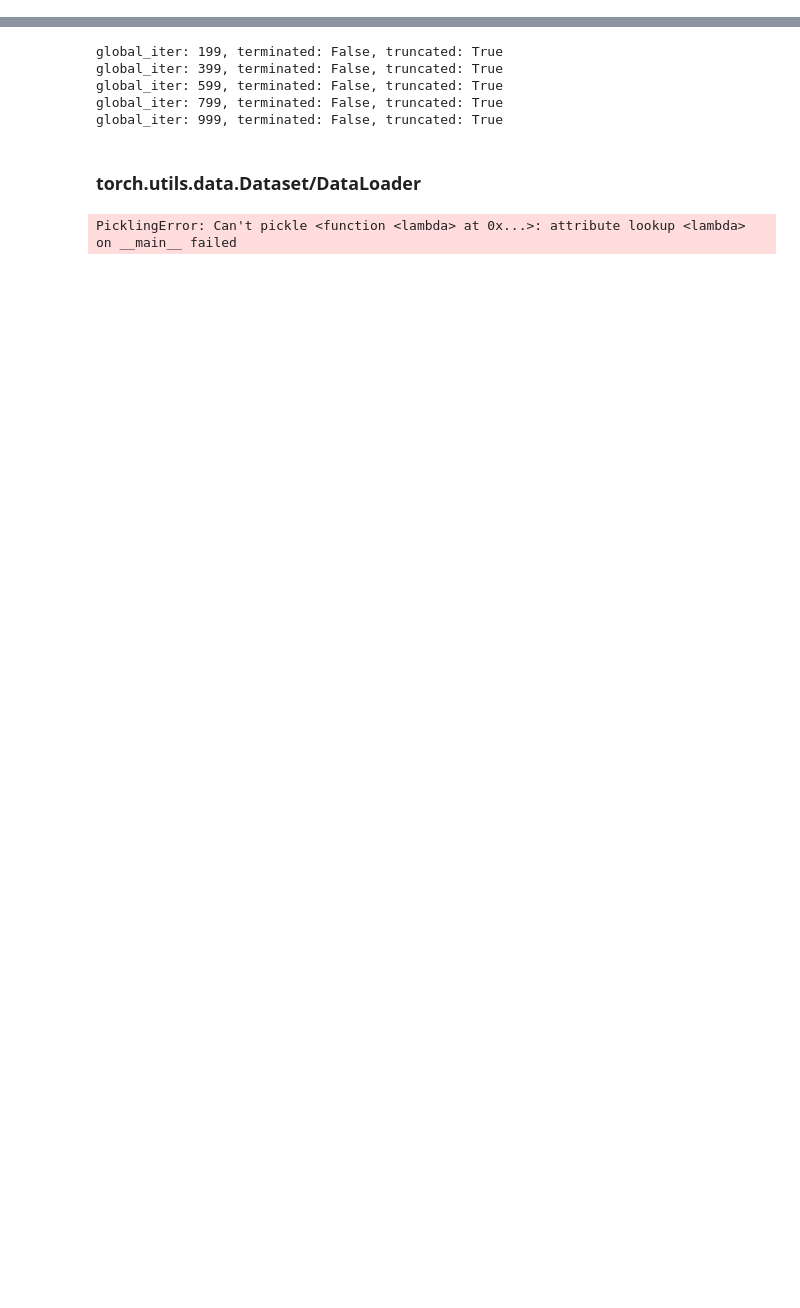
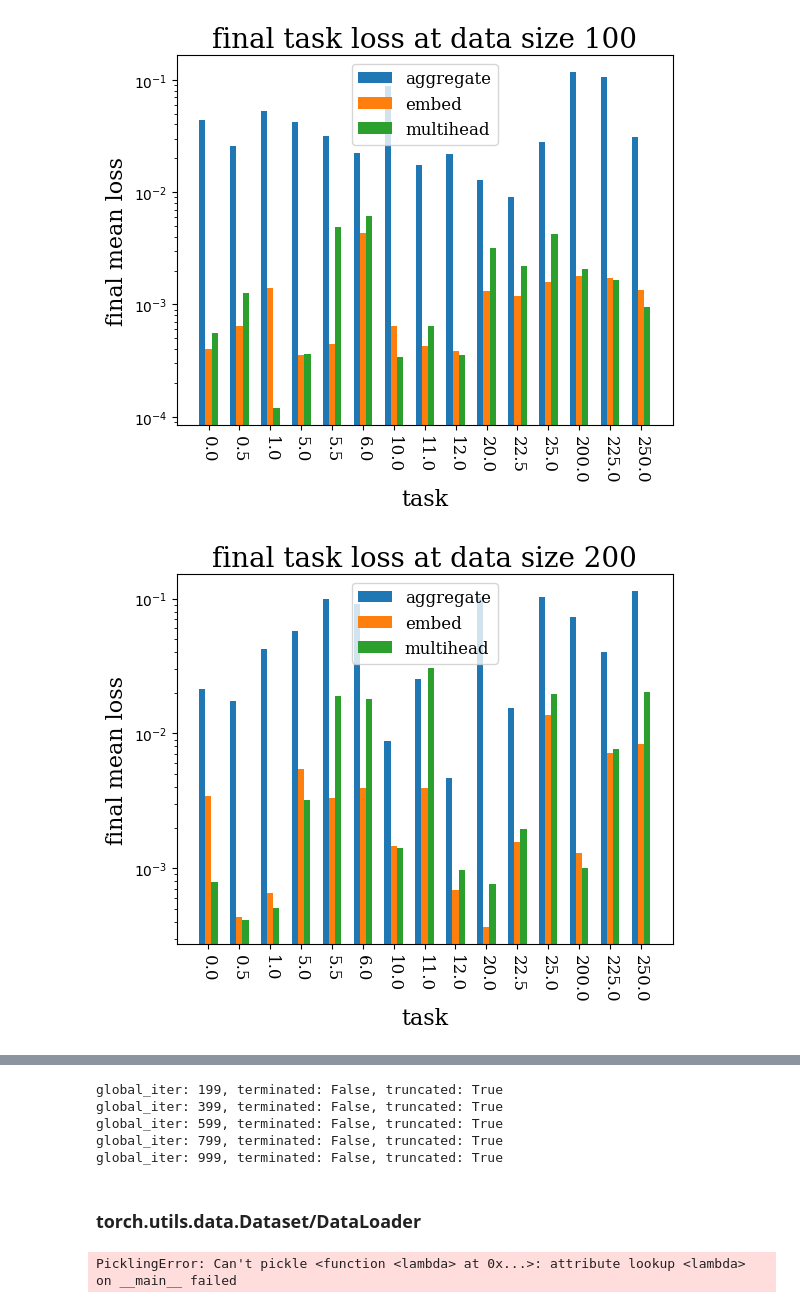
Before and after one commit to DevinCrowley/agaid, a Jupyter notebook: agaid_scratch.ipynb, the cells around one changed output, grey strips where cells are left out. Cells and saved outputs as stored; diff of their text form; code cells hidden in the pictures; blank space fills up the shorter version.

```diff
--- a/agaid_scratch.ipynb
+++ b/agaid_scratch.ipynb
@@ -24,0 +229,9 @@ with open('plot_st_matrix.py', 'r') as file:
+# %%
+# task_model_meanloss_atsize_last = get_task_model_meanloss_atsize(size_idx=-1)
+for size_idx, size in enumerate(data_sizes):
+    plot_bars_per_model_by_task_atsize(size_idx=size_idx, logy=True)
+    # plt.savefig(f"figures/final_task_losses_at_data_size_{size}")
+    plt.show()
+# %% [output]
+[figure, added]
+[figure, added]
```
Also changed, not shown: parts of 61 cells of this notebook.
